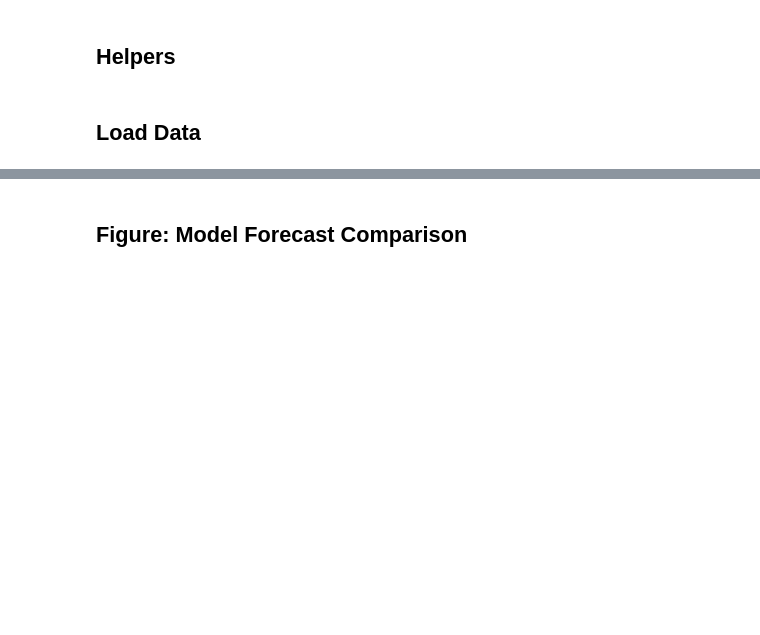
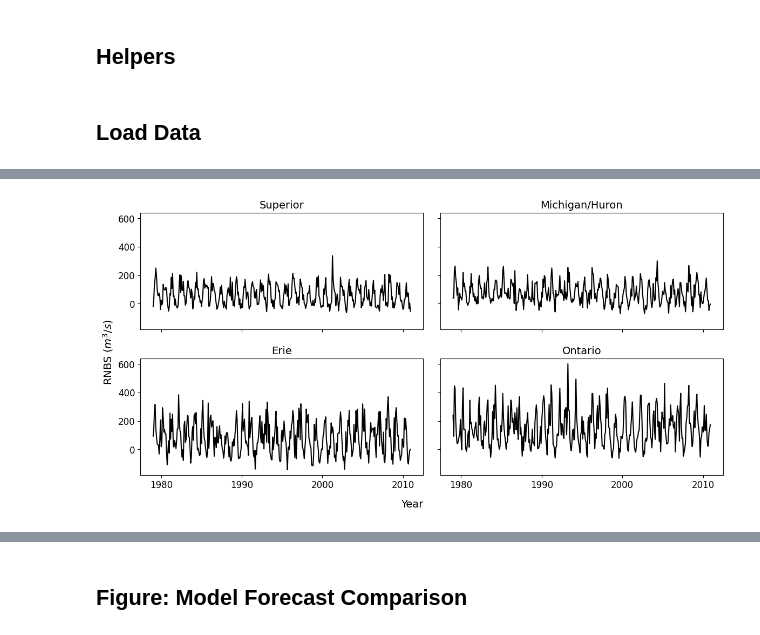
Before and after one commit to mcanearm/nbs_predictor_reproducibility_index, a Jupyter notebook: scripts/03_results_and_plots.ipynb, the cells around one changed output, grey strips where cells are left out. Saved outputs shown, nothing was run; the diff lists cells and outputs as text; code cells hidden in the pictures; blank space fills up the shorter version.

```diff
--- a/scripts/03_results_and_plots.ipynb
+++ b/scripts/03_results_and_plots.ipynb
@@ -273,0 +335,33 @@ display(
+# %%
+rnbs_raw_values = lake_data.sel(variable="rnbs").to_pandas()
+
+fig, axs = plt.subplots(
+    figsize=(12, 6),
+    nrows=2,
+    ncols=2,
+    sharex=True,
+    sharey=True,
+    gridspec_kw={"hspace": 0.25, "wspace": 0.06},
+)
+
+for i, lake in enumerate(["sup", "mic_hur", "eri", "ont"]):
+    ax_i = axs.flatten()[i]
+    ax_i.plot(
+        rnbs_raw_values.index,
+        rnbs_raw_values[lake],
+        color="black",
+        label="Observed",
+    )
+    ax_i.set_title(rename_lakes(lake), fontsize=14)
+    ax_i.xaxis.set_major_locator(mdates.YearLocator(10))
+    ax_i.xaxis.set_major_formatter(mdates.DateFormatter("%Y"))
+    ax_i.tick_params(labelsize=12)
+
+fig.subplots_adjust(left=0.08, right=0.98, top=0.93, bottom=0.12)
+fig.text(0.5, 0.02, "Year", ha="center", fontsize=14)
+fig.text(0.02, 0.5, "RNBS ($m^3/s$)", va="center", rotation="vertical", fontsize=14)
+
+plt.show()
+fig.savefig(IMAGES_DIR / "rnbs_raw.pdf", dpi=300)
+# %% [output]
+[figure, added]
```
Also changed, not shown: parts of 34 cells of this notebook, 17 other files.
